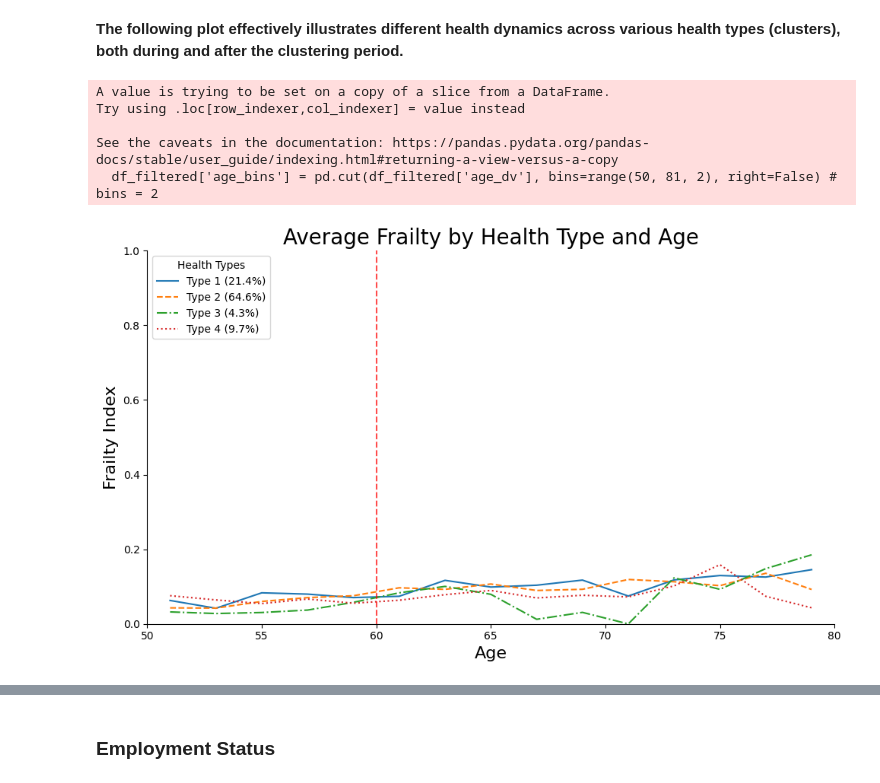
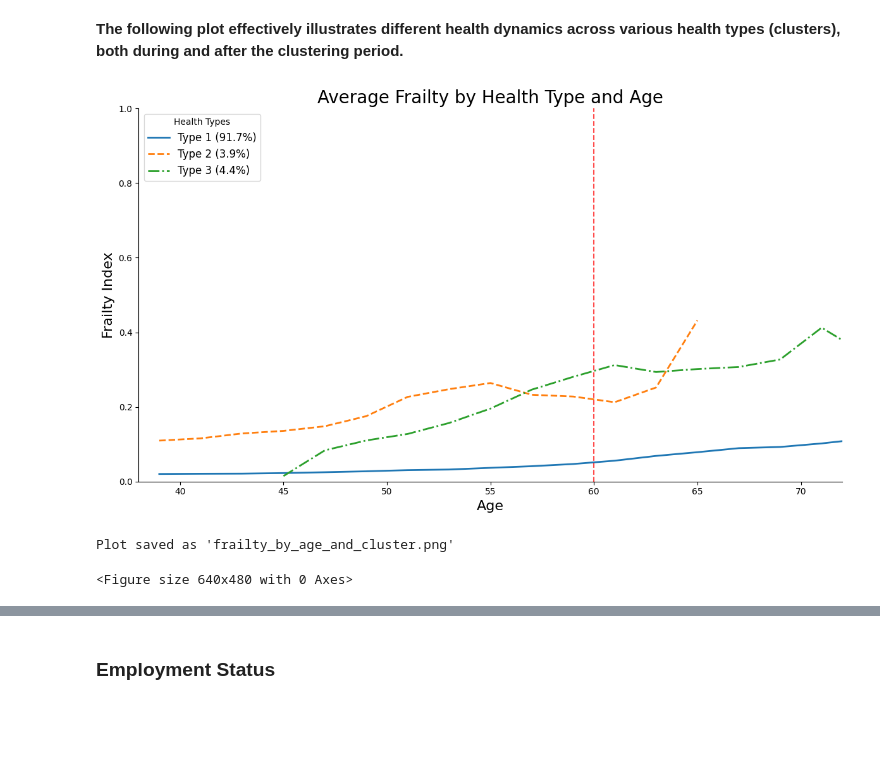
Before and after one commit to GJQu/EssexDissertation, a Jupyter notebook: k_means.ipynb, the cells around one changed output, grey strips where cells are left out. Drawn from its saved outputs; the diff is of its cells as text; code cells hidden in the pictures; blank space fills up the shorter version.

```diff
--- a/k_means.ipynb
+++ b/k_means.ipynb
@@ -430,60 +456,57 @@ Age range: 38.0 to 72.0
 # %% [markdown]
 **The following plot effectively illustrates different health dynamics across various health types (clusters), both during and after the clustering period.**
 # %%
-import pandas as pd
-import matplotlib.pyplot as plt
-import seaborn as sns
-import numpy as np
-
-# Assuming df_frailty is your dataframe with the cluster information
-df_filtered = df_frailty[(df_frailty['age_dv'] >= 50) & (df_frailty['age_dv'] <= 80) & (~np.isnan(df_frailty['frailty'])) & (~np.isnan(df_frailty['cluster']))]
+# Filter out rows with NaN values in frailty or Cluster
+df_filtered = df_filtered[~np.isnan(df_filtered['frailty']) & ~np.isnan(df_filtered['Cluster'])]
 
 # Create age bins
-df_filtered['age_bins'] = pd.cut(df_filtered['age_dv'], bins=range(50, 81, 2), right=False) # bins = 2
+df_filtered['age_bins'] = pd.cut(df_filtered['age_dv'], bins=range(38, 75, 2), right=False)
 
 # Calculate mean frailty for each bin and cluster
-binned_data = df_filtered.groupby(['age_bins', 'cluster'])['frailty'].mean().unstack()
+binned_data = df_filtered.groupby(['age_bins', 'Cluster'])['frailty'].mean().unstack()
 
 # Calculate the midpoint of each age bin for plotting
 binned_data['age_mid'] = binned_data.index.map(lambda x: x.mid)
 
 # Calculate the percentage of individuals in each cluster
-cluster_percentages = df_filtered['cluster'].value_counts(normalize=True) * 100
+cluster_percentages = df_filtered['Cluster'].value_counts(normalize=True) * 100
 
 # Create the plot
-fig, ax = plt.subplots(figsize=(10, 6))
+fig, ax = plt.subplots(figsize=(12, 7))
 
-linestyles = ['-', '--', '-.', ':']
-colors = ['#1f77b4', '#ff7f0e', '#2ca02c', '#d62728']  # You can adjust these colors
+linestyles = ['-', '--', '-.']
+colors = ['#1f77b4', '#ff7f0e', '#2ca02c']  # You can adjust these colors
 
-for cluster in range(4):
+for cluster in range(1, 4):  # Clusters are 1, 2, 3
     cluster_data = binned_data[cluster].dropna()
     ax.plot(cluster_data.index.map(lambda x: x.mid), cluster_data.values,
-            label=f'Type {cluster + 1} ({cluster_percentages[cluster]:.1f}%)',
-            linestyle=linestyles[cluster % len(linestyles)],
-            color=colors[cluster % len(colors)])
+            label=f'Type {cluster} ({cluster_percentages[cluster]:.1f}%)',
+            linestyle=linestyles[cluster-1],
+            color=colors[cluster-1],
+            linewidth=2)
 
 ax.set_xlabel('Age', fontsize=16)
 ax.set_ylabel('Frailty Index', fontsize=16)
 ax.spines['top'].set_visible(False)
 ax.spines['right'].set_visible(False)
 
 # Add a vertical line at age 60
 ax.axvline(x=60, color='red', linestyle='--', alpha=0.7)
 
 ax.set_title('Average Frailty by Health Type and Age', fontsize=20)
-ax.legend(title='Health Types', loc='upper left')
+ax.legend(title='Health Types', loc='upper left', fontsize=12)
 
-ax.set_xlim(50, 80)
-ax.set_ylim(0, 1)
-ax.set_xticks(range(50, 81, 5))
+ax.set_xlim(38, 72)
+ax.set_ylim(0, df_filtered['frailty'].max())
+ax.set_xticks(range(40, 75, 5))
 
 plt.tight_layout()
 plt.show()
+
+# Save the plot
+plt.savefig('frailty_by_age_and_cluster.png', dpi=300, bbox_inches='tight')
+print("Plot saved as 'frailty_by_age_and_cluster.png'")
 # %% [output]
+[figure, new version]
-A value is trying to be set on a copy of a slice from a DataFrame.
-Try using .loc[row_indexer,col_indexer] = value instead
-
-See the caveats in the documentation: https://pandas.pydata.org/pandas-docs/stable/user_guide/indexing.html#returning-a-view-versus-a-copy
-  df_filtered['age_bins'] = pd.cut(df_filtered['age_dv'], bins=range(50, 81, 2), right=False) # bins = 2
+Plot saved as 'frailty_by_age_and_cluster.png'
-[figure, old version]
+<Figure size 640x480 with 0 Axes>
```
Also changed, not shown: parts of 8 cells of this notebook.
